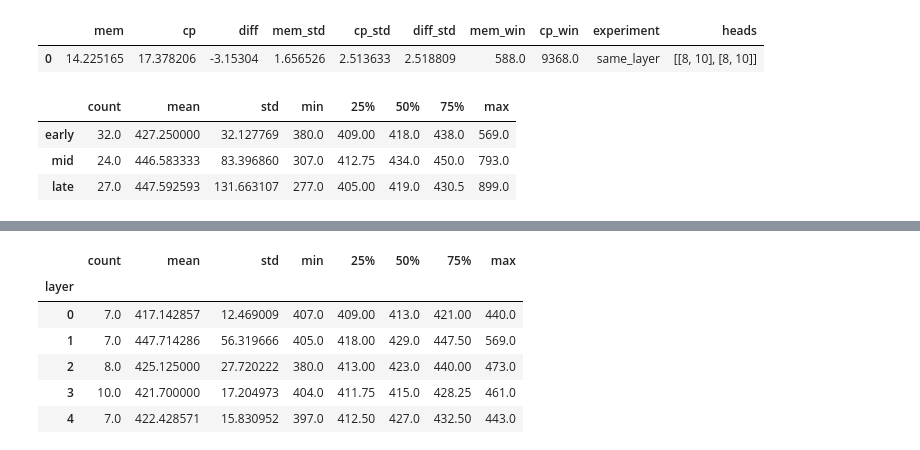
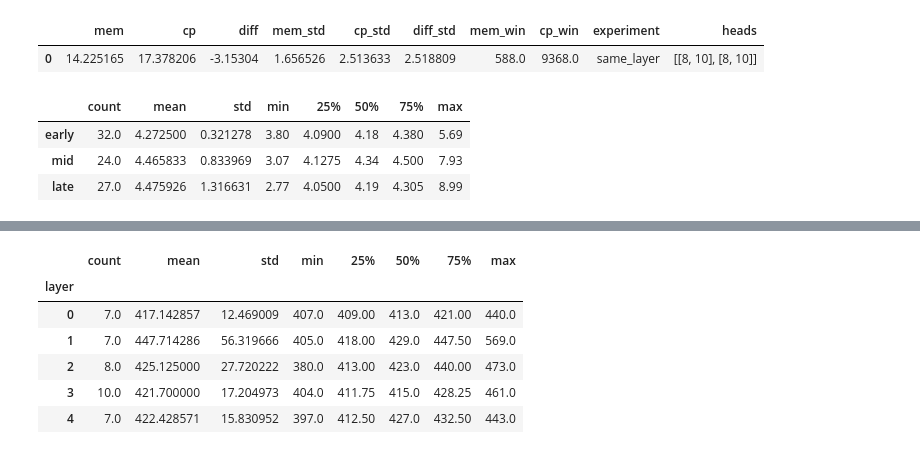
Before and after one commit to LCPerotti/FACT-AI-Assignment, a Jupyter notebook: original_paper_code/notebooks/attention_modifcation.ipynb, the cells around one changed output, grey strips where cells are left out. Drawn from its saved outputs; the diff is of its cells as text; code cells hidden in the pictures.

```diff
--- a/original_paper_code/notebooks/attention_modifcation.ipynb
+++ b/original_paper_code/notebooks/attention_modifcation.ipynb
@@ -405,19 +405,20 @@ df
 # %%
 single_boost = pd.read_csv("single_boost.csv")
 single_boost['heads'] = single_boost['heads'].apply(lambda x: eval(x))
+single_boost['fact_recall'] = single_boost['mem_win'] / 100
 single_boost_all = single_boost[single_boost['pos'] == 'all'].drop_duplicates()
 single_boost_attribute = single_boost[single_boost['pos'] == 'attribute'].drop_duplicates()
 # %%
 early_layers_all = single_boost_all[single_boost_all['heads'].apply(lambda x: x[0] < 4)]
 mid_layers_all = single_boost_all[single_boost_all['heads'].apply(lambda x: 4 <= x[0] < 8)]
 late_layers_all = single_boost_all[single_boost_all['heads'].apply(lambda x: 8 <= x[0])]
 
 
-single_all_stats = pd.DataFrame(([early_layers_all.describe()['mem_win'], mid_layers_all.describe()['mem_win'], late_layers_all.describe()['mem_win']]))
+single_all_stats = pd.DataFrame(([early_layers_all.describe()['fact_recall'], mid_layers_all.describe()['fact_recall'], late_layers_all.describe()['fact_recall']]))
 single_all_stats.index = ['early', 'mid', 'late']
 single_all_stats
 # %% [output]
 |  | count | mean | std | min | 25% | 50% | 75% | max |
-| early | 32.0 | 427.250000 | 32.127769 | 380.0 | 409.00 | 418.0 | 438.0 | 569.0 |
-| mid | 24.0 | 446.583333 | 83.396860 | 307.0 | 412.75 | 434.0 | 450.0 | 793.0 |
-| late | 27.0 | 447.592593 | 131.663107 | 277.0 | 405.00 | 419.0 | 430.5 | 899.0 |
+| early | 32.0 | 4.272500 | 0.321278 | 3.80 | 4.0900 | 4.18 | 4.380 | 5.69 |
+| mid | 24.0 | 4.465833 | 0.833969 | 3.07 | 4.1275 | 4.34 | 4.500 | 7.93 |
+| late | 27.0 | 4.475926 | 1.316631 | 2.77 | 4.0500 | 4.19 | 4.305 | 8.99 |
```
Also changed, not shown: parts of 2 cells of this notebook.
